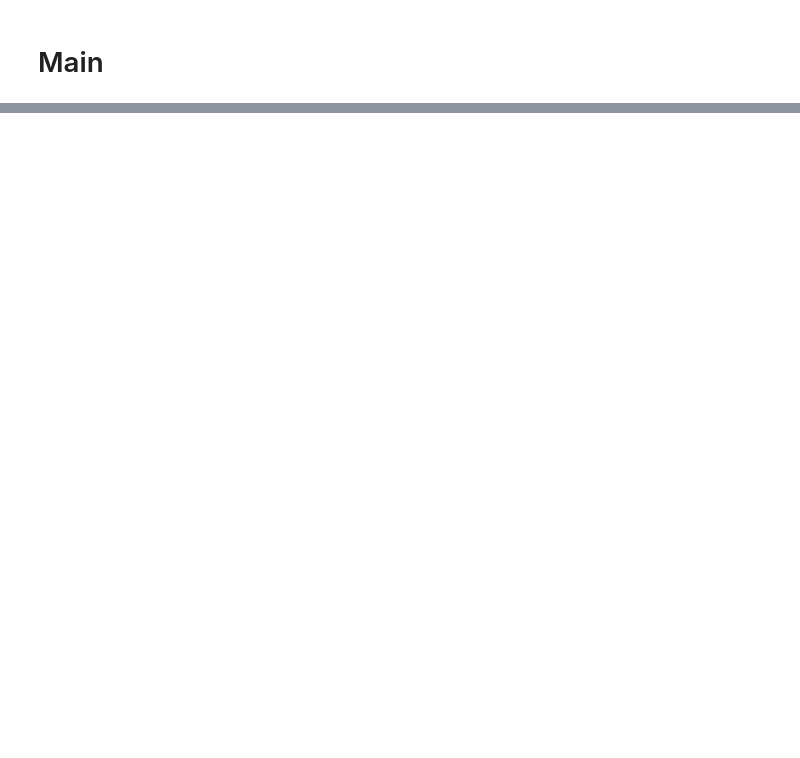
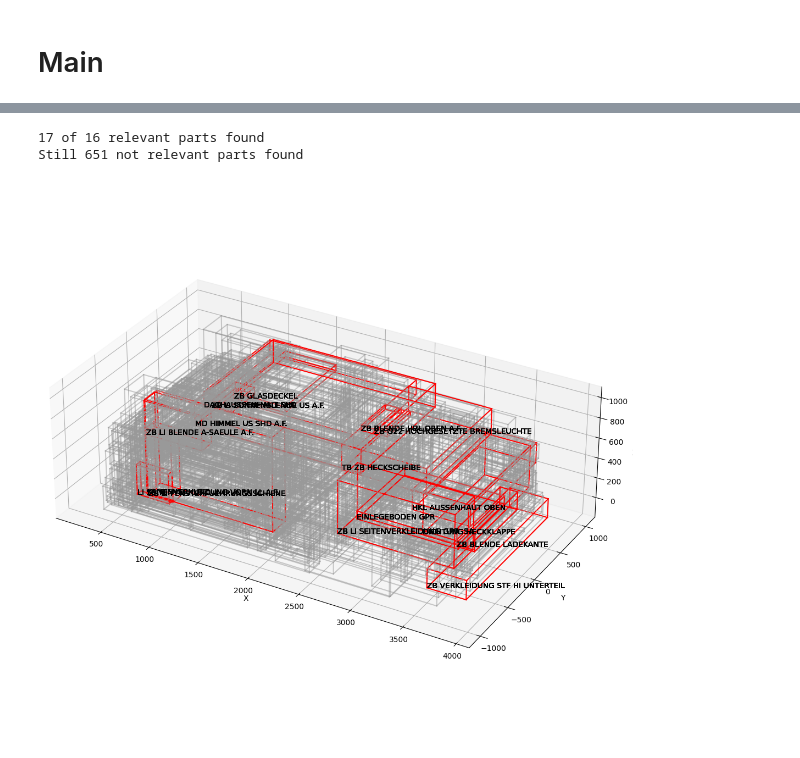
Before and after one commit to koch-tobias/master-thesis, a Jupyter notebook: Development/Feature_Engineering.ipynb, the cells around one changed output, grey strips where cells are left out. Cells and saved outputs as stored; diff of their text form; code cells hidden in the pictures; blank space fills up the shorter version.

Commit message:
add text to plots, calculate car length width

```diff
--- a/Development/Feature_Engineering.ipynb
+++ b/Development/Feature_Engineering.ipynb
@@ -54,7 +43,7 @@ def transform_boundingbox(x_min, x_max, y_min, y_max, z_min, z_max, ox, oy, oz,
 
     return transformed_corners
 # %%
-def plot_bounding_box(ax, transformed_boundingbox, df, label_relevant):
+def plot_bounding_box(ax, transformed_boundingbox, designation, label_relevant):
 
     # Define the edges of the bounding box
     edges = [(0, 1), (0, 2), (0, 4), (1, 3), (1, 5), (2, 3), (2, 6), (3, 7), (4, 5), (4, 6), (5, 7), (6, 7)]
@@ -66,18 +55,9 @@ def plot_bounding_box(ax, transformed_boundingbox, df, label_relevant):
             relevant_count = 0
         else:
             ax.plot(transformed_boundingbox[edge, 0], transformed_boundingbox[edge, 1], transformed_boundingbox[edge, 2], 'r-')
+            ax.text(transformed_boundingbox[0, 0], transformed_boundingbox[0, 1], transformed_boundingbox[0, 2], designation, color='black', fontsize=10)
+
             relevant_count = 1
 
-
-    # Set the axis limits to the min and max values in the shifted_corners array
-    ax.set_xlim3d([df['X-Min'].min(), df['X-Max'].max()])
-    ax.set_ylim3d([df['Y-Min'].min(), df['Y-Max'].max()])
-    ax.set_zlim3d([df['Z-Min'].min(), df['Z-Max'].max()])
-
-    # Set axis labels
-    ax.set_xlabel('X')
-    ax.set_ylabel('Y')
-    ax.set_zlabel('Z')
-
     return relevant_count
 # %%
@@ -153,13 +142,25 @@ def calculate_orientation(transformed_boundingbox):
     return theta_x, theta_y, theta_z
 # %%
 def add_new_features(df):
+    list_transformed_boundingboxes = []
     for index, row in df.iterrows():
         # Calculate and add new features to represent the bounding boxes
         transformed_boundingbox = transform_boundingbox(row['X-Min'], row['X-Max'], row['Y-Min'], row['Y-Max'], row['Z-Min'], row['Z-Max'],row['ox'],row['oy'],row['oz'],row['xx'],row['xy'],row['xz'],row['yx'],row['yy'],row['yz'],row['zx'],row['zy'],row['zz'])
+        list_transformed_boundingboxes.append(transformed_boundingbox)
         center_x, center_y, center_z = calculate_center_point(transformed_boundingbox)
         length, width, height = calculate_lwh(transformed_boundingbox)
         theta_x, theta_y, theta_z = calculate_orientation(transformed_boundingbox)
 
+        x_coords = transformed_boundingbox[:, 0]
+        y_coords = transformed_boundingbox[:, 1]
+        z_coords = transformed_boundingbox[:, 2]
+
+        df.at[index, 'X-Min_transf'] = min(x_coords)
+        df.at[index, 'X-Max_transf'] = max(x_coords)
+        df.at[index, 'Y-Min_transf'] = min(y_coords)
+        df.at[index, 'Y-Max_transf'] = max(y_coords)
+        df.at[index, 'Z-Min_transf'] = min(z_coords)
+        df.at[index, 'Z-Max_transf'] = max(z_coords)
         df.at[index, 'center_x'] = center_x
         df.at[index, 'center_y'] = center_y
         df.at[index, 'center_z'] = center_z
@@ -183,4 +250,4 @@ def add_new_features(df):
 # %% [markdown]
 # Main
 # %%
-df = pd.read_excel("../data/labeled_data/G65_labeled.xlsx",index_col=0)
+df = pd.read_excel("../data/labeled_data/G22_labeled.xlsx",index_col=0)
@@ -212,0 +254,2 @@ Still 478 not relevant parts found
+# %%
+df_preprocessed, df_for_plot = preprocess_dataset(df, cut_percent_of_front=0.25)
@@ -212,0 +259,6 @@ Still 478 not relevant parts found
+# %%
+plot_vehicle(df_for_plot, mirrored=False)
+# %% [output]
+17 of 16 relevant parts found
+Still 651 not relevant parts found
+[figure, added]
```
Also changed, not shown: parts of 11 cells of this notebook.
